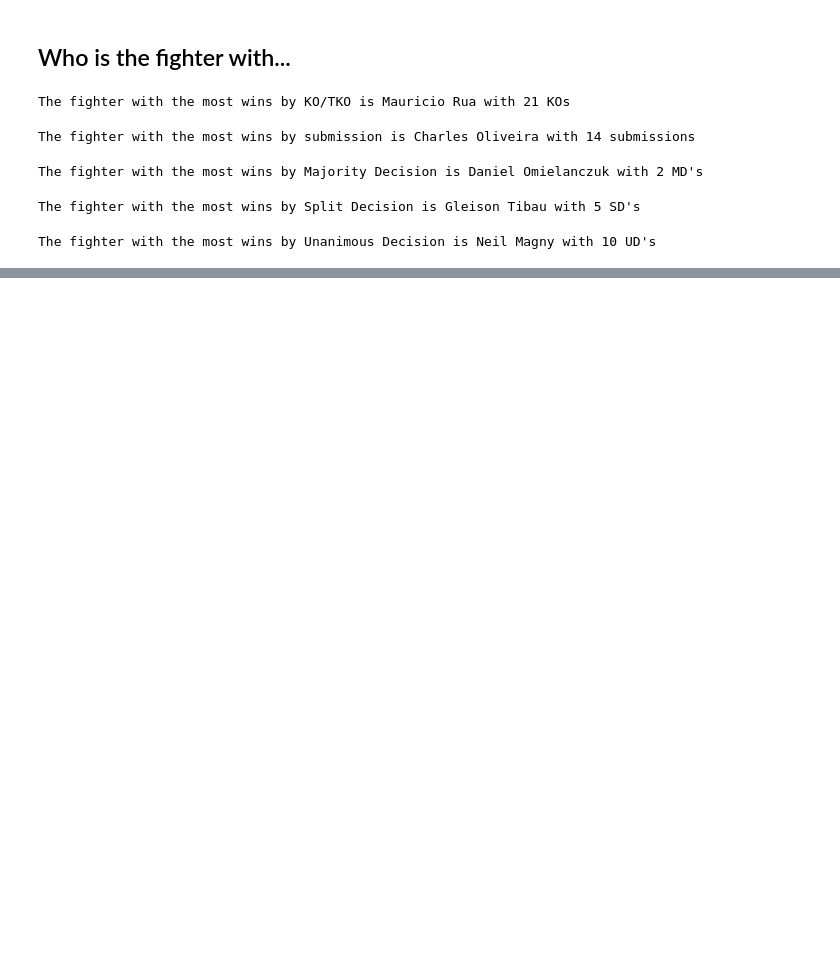
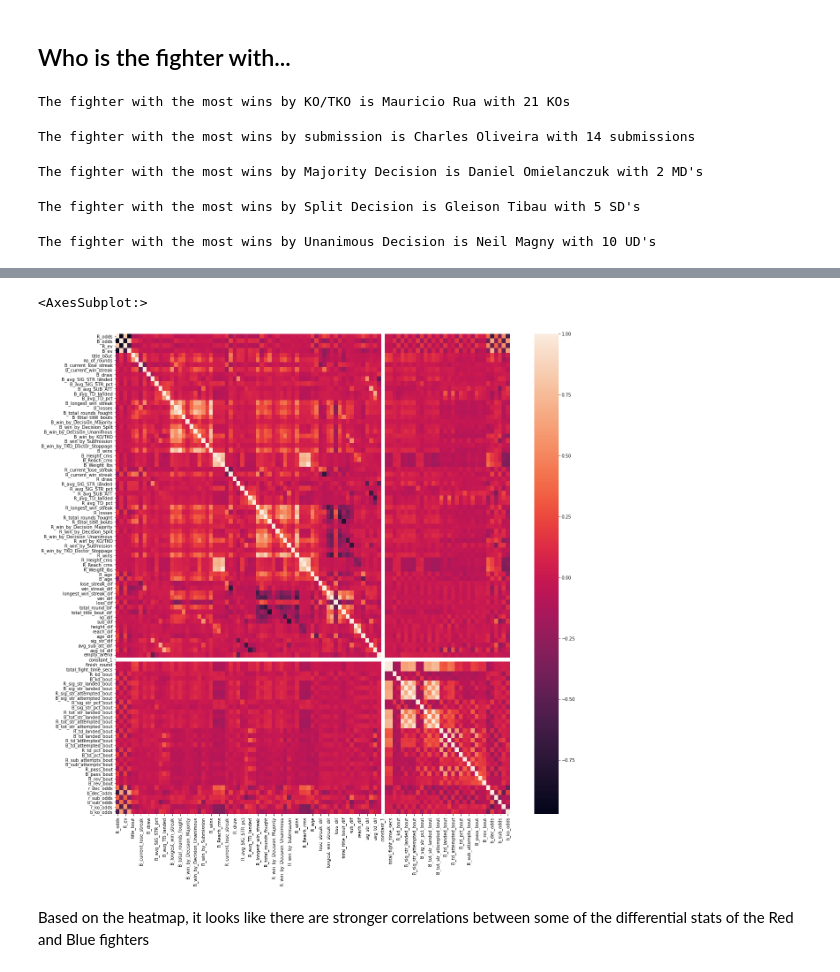
Before and after one commit to moferg/ufc, a Jupyter notebook: ufc.ipynb, the cells around one changed output, grey strips where cells are left out. Drawn from its saved outputs; the diff is of its cells as text; code cells hidden in the pictures; blank space fills up the shorter version.

Commit message:
added heatmap for EDA

```diff
--- a/ufc.ipynb
+++ b/ufc.ipynb
@@ -153,0 +182,14 @@ The fighter with the most wins by Decisions is Diego Sanchez with 13 decisions
+# %%
+corr = df_trim.corr()
+
+fig, ax = plt.subplots(figsize=[20, 20])
+sns.heatmap(corr, ax=ax)
+
+# This will output a figure that is 20inx20in
+# If this needs to be changed for any reason,
+# change the int's in the figsize parameter for plt.subplots
+# %% [output]
+<AxesSubplot:>
+[figure, added]
+# %% [markdown]
+Based on the heatmap, it looks like there are stronger correlations between some of the differential stats of the Red and Blue fighters
```
Also changed, not shown: parts of 4 cells of this notebook.
